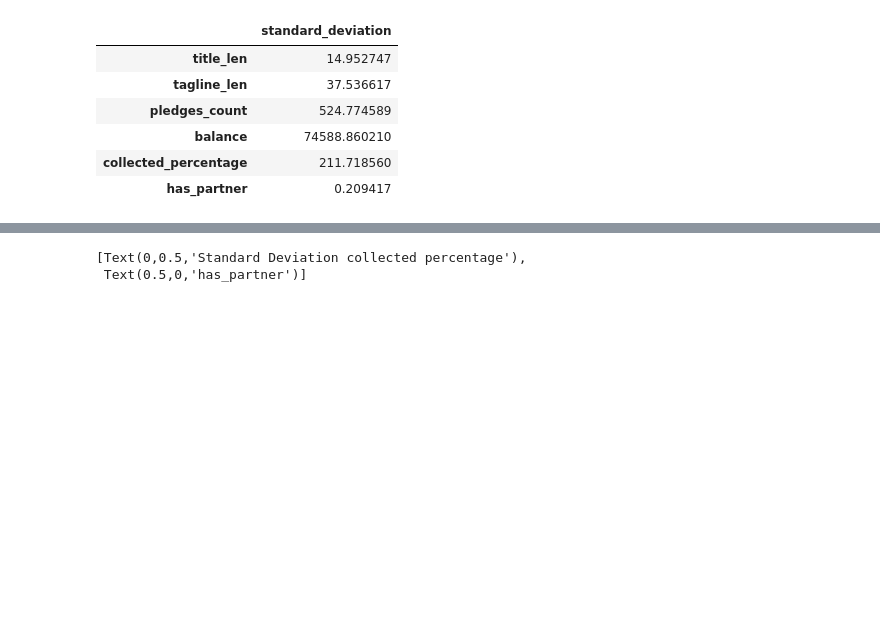
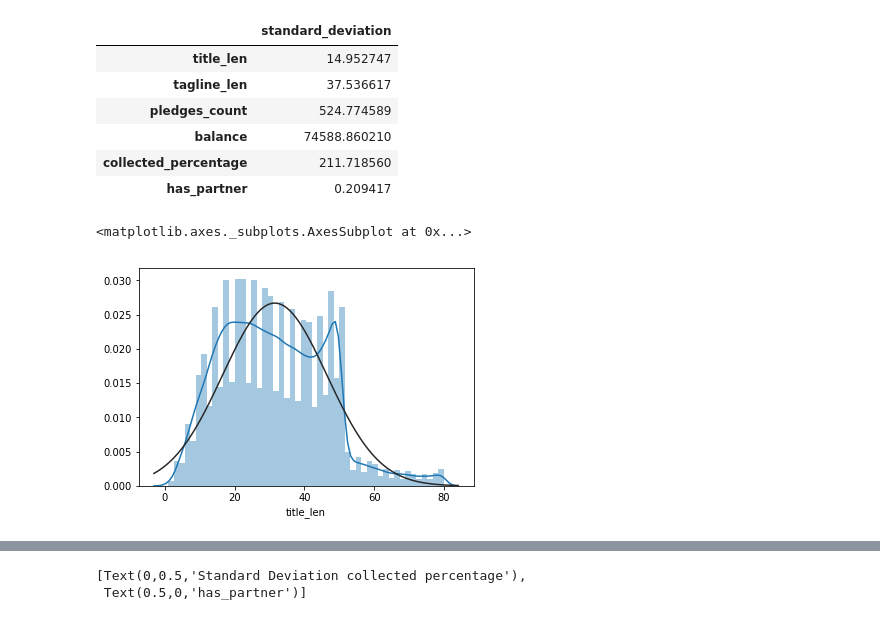
Before and after one commit to bonheml/indiegogo_or_indienono, a Jupyter notebook: dispersion-std_dev.ipynb, the cells around one changed output, grey strips where cells are left out. Drawn from its saved outputs; the diff is of its cells as text; code cells hidden in the pictures; blank space fills up the shorter version.

Commit message:
Improve standard deviation charts
Use distribution plots instead of barplots

```diff
--- a/dispersion-std_dev.ipynb
+++ b/dispersion-std_dev.ipynb
@@ -16,3 +16,9 @@ indiegogo.std(axis=0).to_frame(name="standard_deviation")
 | balance | 74588.860210 |
 | collected_percentage | 211.718560 |
 | has_partner | 0.209417 |
+# %%
+from scipy.stats import norm
+sns.distplot(indiegogo.title_len, fit=norm)
+# %% [output]
+<matplotlib.axes._subplots.AxesSubplot at 0x...>
+[figure, added]
```
Also changed, not shown: parts of 15 cells of this notebook.
